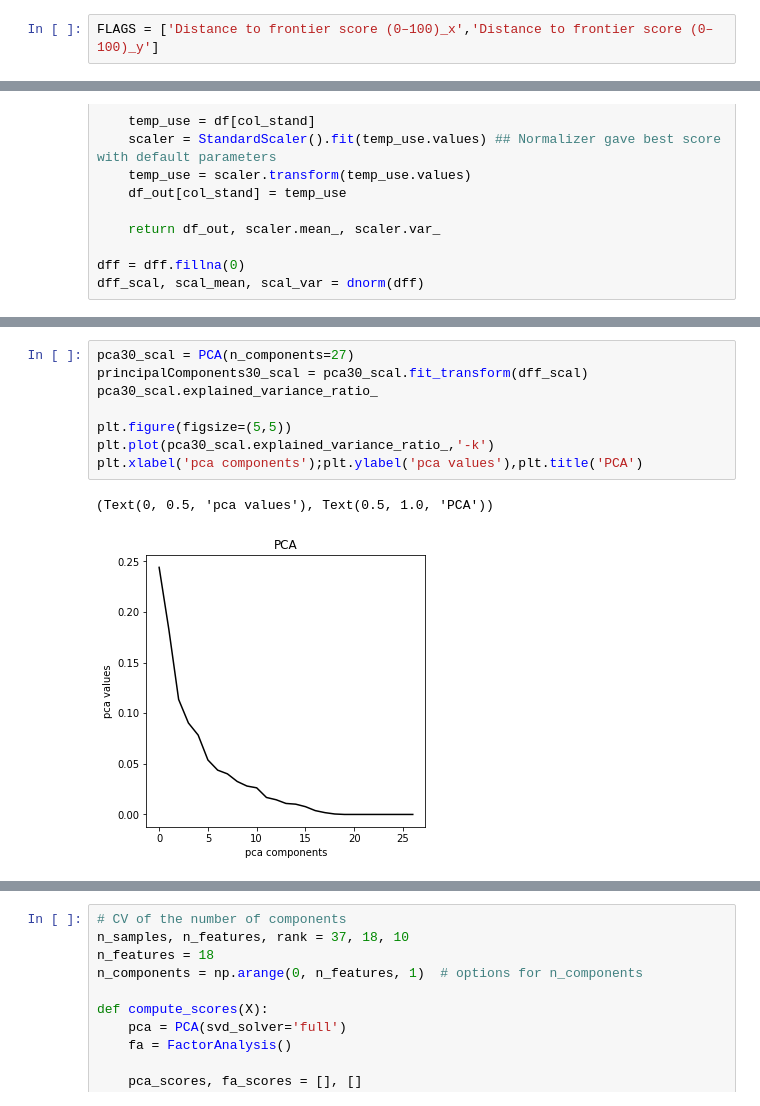
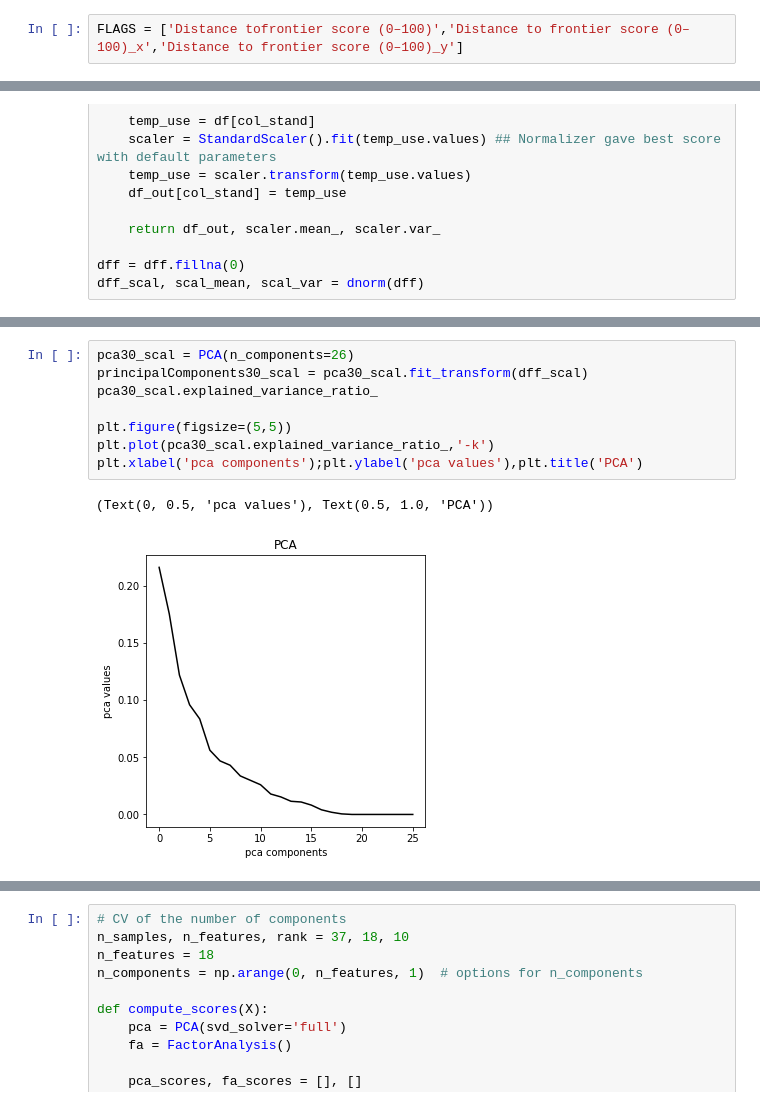
Before and after one commit to ckanu13k/Nigeria-bussiness-space, a Jupyter notebook: Nigeria_business_score_analysis.ipynb, the cells around one changed output, grey strips where cells are left out. Cells and saved outputs as stored; diff of their text form.

```diff
--- a/Nigeria_business_score_analysis.ipynb
+++ b/Nigeria_business_score_analysis.ipynb
@@ -283,7 +296,7 @@ Quality control during construction (0–3) range(0, 3)
 Quality control after construction (0–3) range(0, 3)
 Liability and insurance regimes (0–2) range(0, 1)
 # %%
-FLAGS = ['Distance to frontier score (0–100)_x','Distance to frontier score (0–100)_y']
+FLAGS = ['Distance tofrontier score (0–100)','Distance to frontier score (0–100)_x','Distance to frontier score (0–100)_y']
 # %%
 print(dff.shape)
 dff = dff.drop(FLAGS,axis=1)
@@ -397,14 +411,14 @@ plt.xlabel('pca components');plt.ylabel('pca values'),plt.title('PCA')
 # %%
-pca30_scal = PCA(n_components=27)
+pca30_scal = PCA(n_components=26)
 principalComponents30_scal = pca30_scal.fit_transform(dff_scal)
 pca30_scal.explained_variance_ratio_
 
 plt.figure(figsize=(5,5))
 plt.plot(pca30_scal.explained_variance_ratio_,'-k')
 plt.xlabel('pca components');plt.ylabel('pca values'),plt.title('PCA')
 # %% [output]
 (Text(0, 0.5, 'pca values'), Text(0.5, 1.0, 'PCA'))
-[figure, old version]
+[figure, new version]
 # %%
 print(pca30_scal.explained_variance_ratio_ - pca30.explained_variance_ratio_)
 # %% [output]
```
Also changed, not shown: parts of 33 cells of this notebook.
